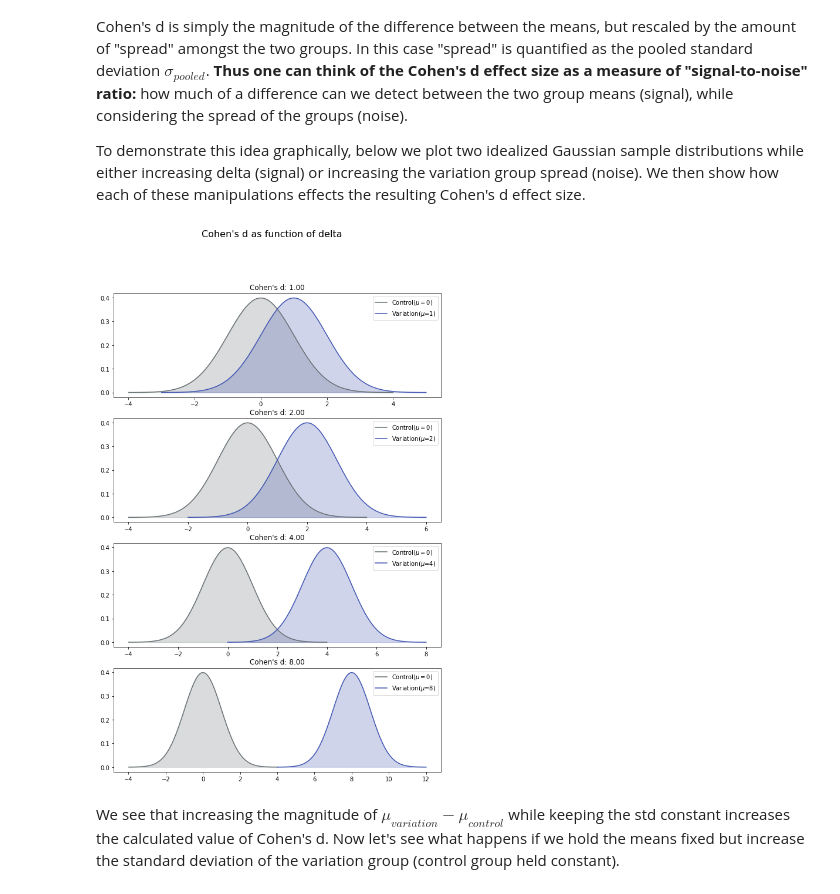
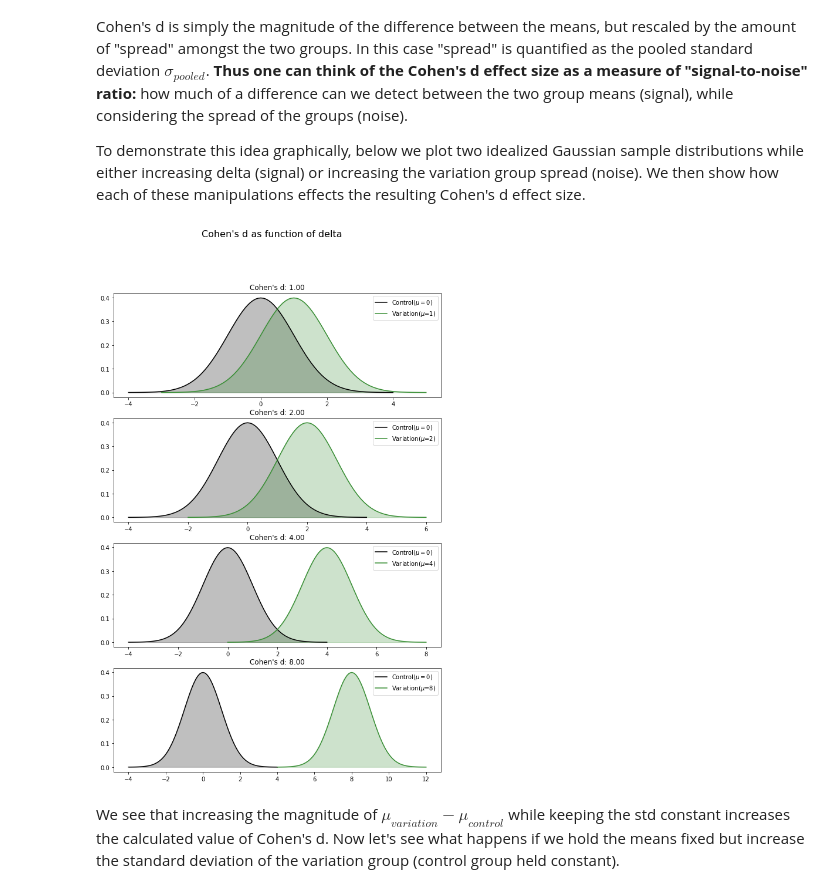
Before and after one commit to quizlet/abracadabra, a Jupyter notebook: docs/inferential_statistics_and_ab_experiment_analysis.ipynb, the cells around one changed output. Saved outputs shown, nothing was run; the diff lists cells and outputs as text; code cells hidden in the pictures.

```diff
--- a/docs/inferential_statistics_and_ab_experiment_analysis.ipynb
+++ b/docs/inferential_statistics_and_ab_experiment_analysis.ipynb
@@ -128,38 +154,39 @@ To demonstrate this idea graphically, below we plot two idealized Gaussian sampl
 # %%
 from abra.stats import cohens_d
 
 def plot_cohens_d_varying_means():
     variation_means = 2**np.arange(4)
-    control = vis.Gaussian(label='Control($\mu=0$)', color=vis.COLORS.gray)
+    control = Gaussian(label='Control($\mu=0$)', color=NULL_COLOR)
     fig, axs = plt.subplots(4, figsize=(10, 15))
     for ii, vm in enumerate(variation_means):
-        variation = vis.Gaussian(mean=vm, label=f'Variation($\mu$={vm})', color=vis.COLORS.blue)
+        variation = Gaussian(mean=vm, label=f'Variation($\mu$={vm})', color=ALT_COLOR)
         plt.sca(axs[ii])
         control.plot()
         variation.plot()
         d = cohens_d(vm, control.std, variation.std)
         plt.title(f"Cohen's d: {d:1.2f}")
         plt.legend()
     plt.suptitle("Cohen's d as function of delta", fontsize=16)
 
 def plot_cohens_d_varying_std():
     variation_std = 2**np.arange(4)
     variation_mean = 3
-    control = vis.Gaussian(label='Control(std=1)', color=vis.COLORS.gray)
+    control = Gaussian(label='Control(std=1)', color=NULL_COLOR)
     fig, axs = plt.subplots(4, figsize=(10, 15))
     for ii, vs in enumerate(variation_std):
-        variation = vis.Gaussian(mean=variation_mean, std=vs, label=f'Variation(std={vs})', color=vis.COLORS.blue)
+        variation = Gaussian(mean=variation_mean, std=vs, label=f'Variation(std={vs})', color=ALT_COLOR)
         plt.sca(axs[ii])
         control.plot()
         variation.plot()
         d = cohens_d(vs, control.std, variation.std)
         plt.title(f"Cohen's d: {d:1.2f}")
         plt.legend()
     plt.suptitle("Cohen's d as function of std", fontsize=16)
 
 plot_cohens_d_varying_means()
+savefig('cohens_d_delta')
 # %% [output]
-[figure, old version]
+[figure, new version]
 # %% [markdown]
 We see that increasing the magnitude of $\mu_{variation} - \mu_{control}$ while keeping the std constant increases the calculated value of Cohen's d. Now let's see what happens if we hold the means fixed but increase the standard deviation of the variation group (control group held constant).
 # %%
```
Also changed, not shown: parts of 42 cells of this notebook, 1 other file.
